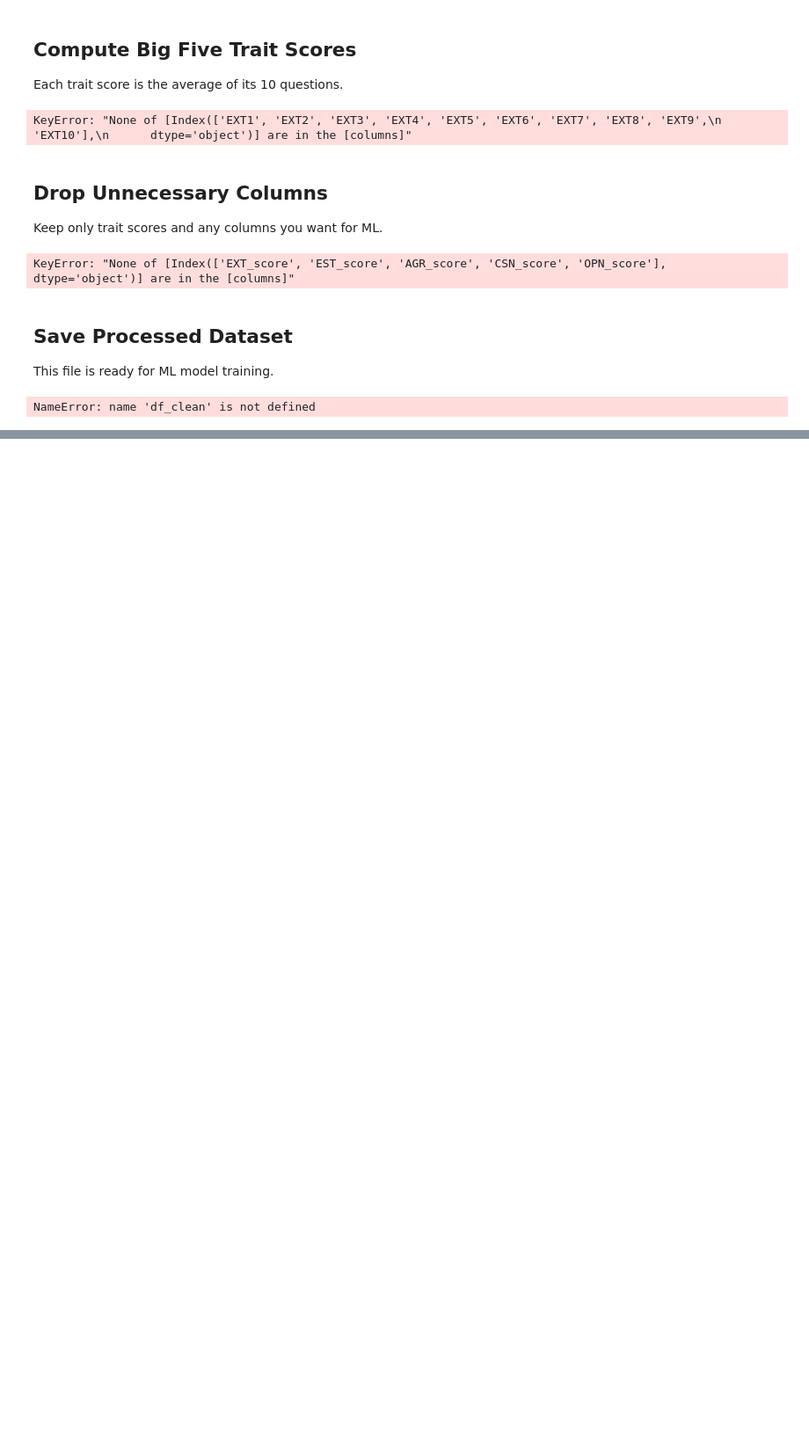
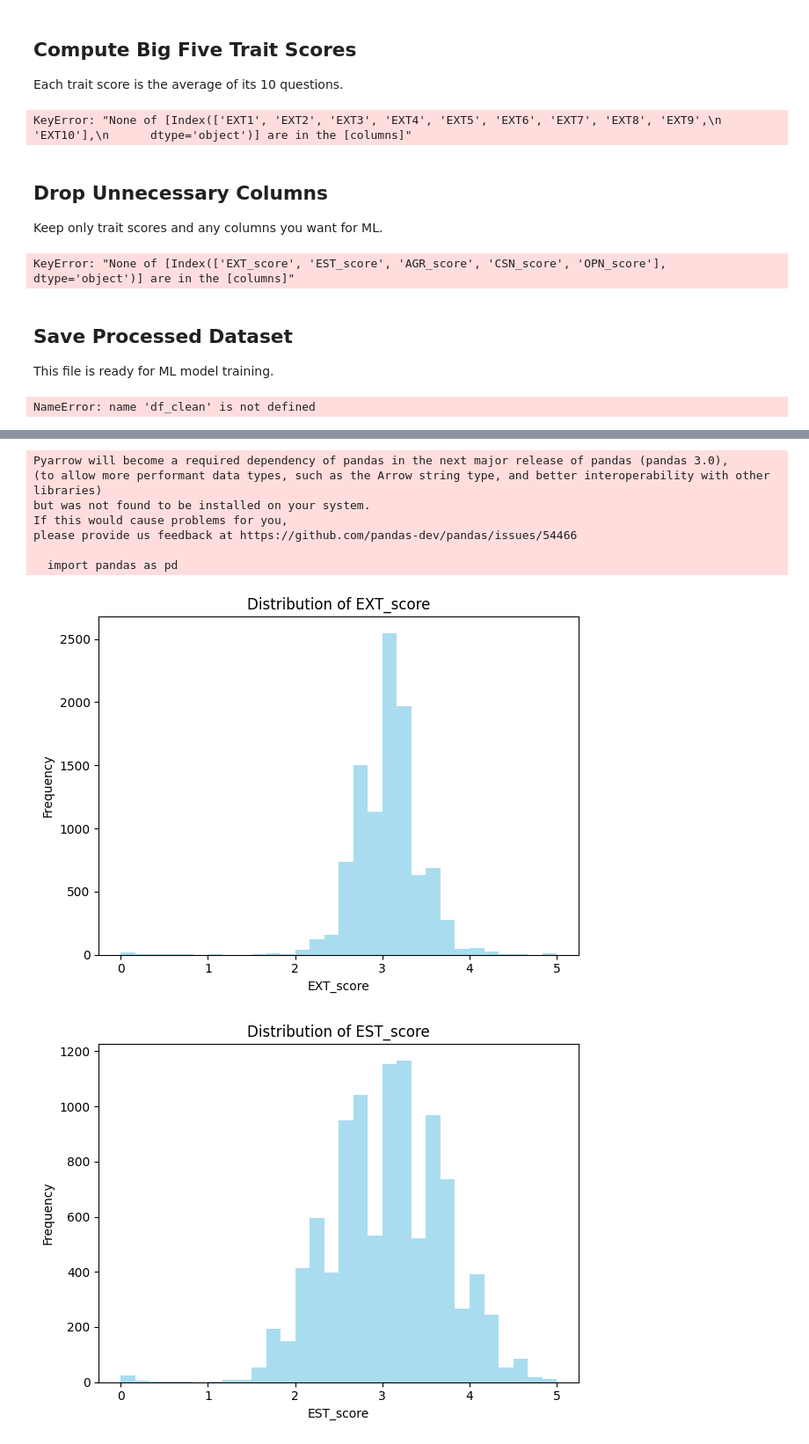
Before and after one commit to FaraxMalik/TravelPlanner, a Jupyter notebook: Backend/ml_models/bigfive_data_preparation.ipynb, the cells around one changed output, grey strips where cells are left out. Shown at 88% size. Saved outputs shown, nothing was run; the diff lists cells and outputs as text; code cells hidden in the pictures; blank space fills up the shorter version.

```diff
--- a/Backend/ml_models/bigfive_data_preparation.ipynb
+++ b/Backend/ml_models/bigfive_data_preparation.ipynb
@@ -229,0 +365,61 @@ NameError: name 'df_clean' is not defined
+# %%
+# Load a smaller sample and rerun visualizations
+import pandas as pd
+import numpy as np
+from sklearn.ensemble import RandomForestClassifier
+from sklearn.model_selection import train_test_split
+import matplotlib.pyplot as plt
+
+# Load only 10,000 rows
+trait_prefixes = ['EXT', 'EST', 'AGR', 'CSN', 'OPN']
+df = pd.read_csv('data-final.csv', sep='\t', low_memory=False, nrows=10000)
+for trait in trait_prefixes:
+    cols = [f'{trait}{i}' for i in range(1, 11)]
+    df[f'{trait}_score'] = df[cols].mean(axis=1)
+question_cols = [f'{trait}{i}' for trait in trait_prefixes for i in range(1,11)]
+score_cols = [f'{trait}_score' for trait in trait_prefixes]
+df_clean = df[question_cols + score_cols].dropna(subset=score_cols)
+
+# Binarize EXT_score for classification
+if 'EXT_high' not in df_clean.columns:
+    df_clean['EXT_high'] = (df_clean['EXT_score'] > 3).astype(int)
+
+# Train/test split
+X = df_clean[question_cols]
+y = df_clean['EXT_high']
+X_train, X_test, y_train, y_test = train_test_split(X, y, test_size=0.2, random_state=42)
+
+# Train classifier
+clf = RandomForestClassifier(n_estimators=50, random_state=42)
+clf.fit(X_train, y_train)
+
+# Trait Score Distribution Plots
+for trait in trait_prefixes:
+    plt.figure()
+    plt.hist(df_clean[f'{trait}_score'], bins=30, alpha=0.7, color='skyblue')
+    plt.title(f'Distribution of {trait}_score')
+    plt.xlabel(f'{trait}_score')
+    plt.ylabel('Frequency')
+    plt.tight_layout()
+    plt.show()
+
+# Feature Importance Bar Chart
+importances = clf.feature_importances_
+indices = np.argsort(importances)[::-1]
+feature_names = X_test.columns
+plt.figure(figsize=(10, 6))
+plt.title('Feature Importances')
+plt.bar(range(len(importances)), importances[indices], align='center')
+plt.xticks(range(len(importances)), [feature_names[i] for i in indices], rotation=90)
+plt.tight_layout()
+plt.show()
+# %% [output]
+Pyarrow will become a required dependency of pandas in the next major release of pandas (pandas 3.0),
+(to allow more performant data types, such as the Arrow string type, and better interoperability with other libraries)
+but was not found to be installed on your system.
+If this would cause problems for you,
+please provide us feedback at https://github.com/pandas-dev/pandas/issues/54466
+
+  import pandas as pd
+[figure, added]
+[figure, added]
```
Also changed, not shown: parts of 5 cells of this notebook, 19 other files.
